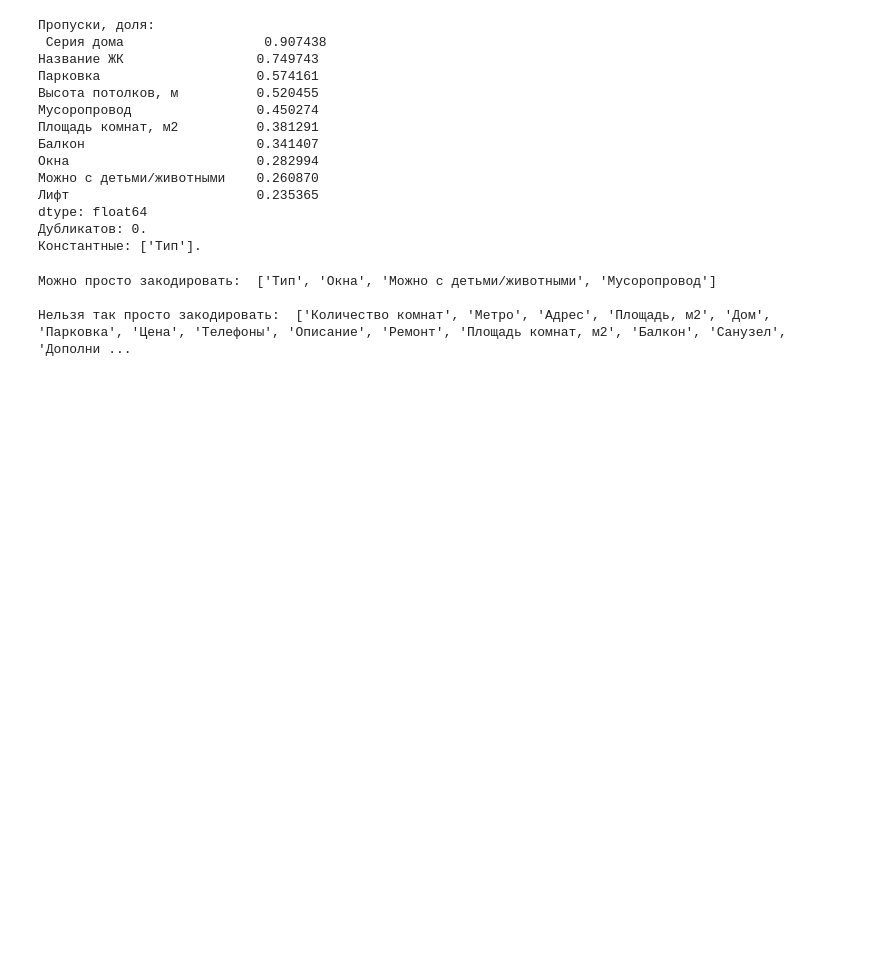
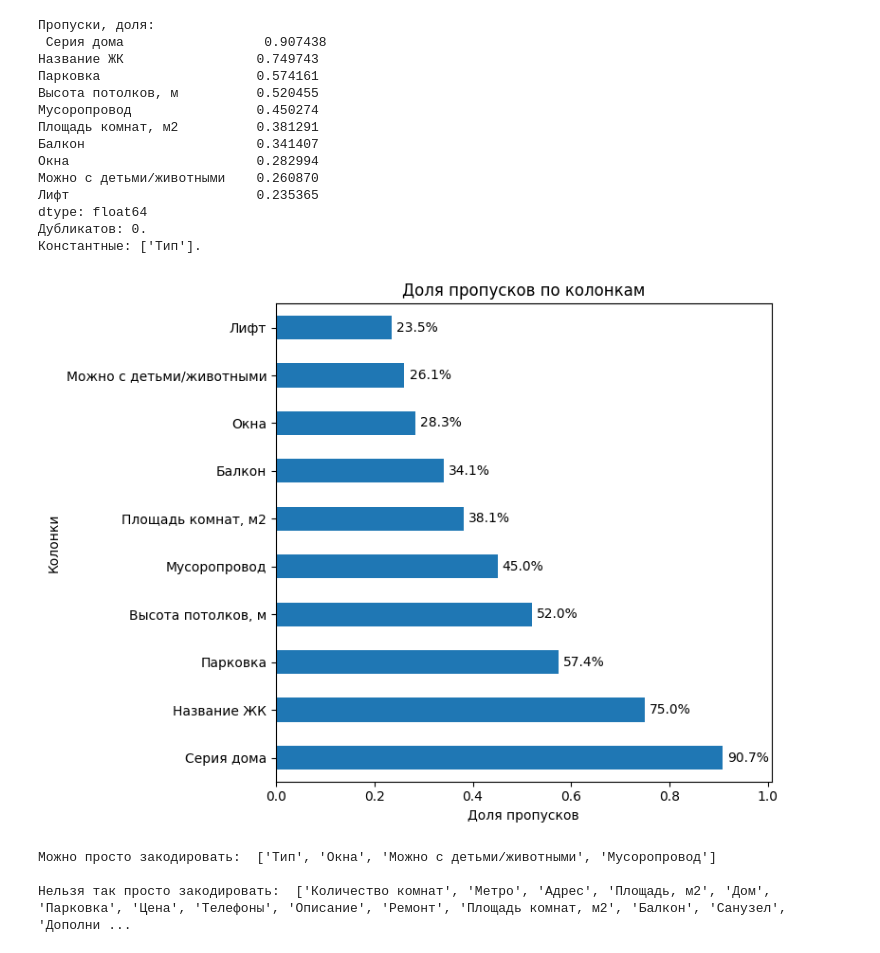
Before and after one commit to korceo/rea, a Jupyter notebook: notebooks/data.ipynb, the cells around one changed output. Saved outputs shown, nothing was run; the diff lists cells and outputs as text; code cells hidden in the pictures; blank space fills up the shorter version.

```diff
--- a/notebooks/data.ipynb
+++ b/notebooks/data.ipynb
@@ -48,6 +50,25 @@ print(f'Константные: {const_cols}.')
 dtype: float64
 Дубликатов: 0.
 Константные: ['Тип'].
+# %%
+ax = missing.head(10).plot(kind='barh', figsize=(8,6))
+
+plt.title('Доля пропусков по колонкам')
+plt.xlabel('Доля пропусков')
+plt.ylabel('Колонки')
+
+for p in ax.patches:
+    value = p.get_width()
+    ax.text(value + 0.01, p.get_y() + p.get_height()/2,
+            f'{value*100:.1f}%', va='center')
+
+# делаем место справа для текста
+ax.set_xlim(0, missing.head(10).max() + 0.1)
+
+plt.tight_layout()
+plt.show()
+# %% [output]
+[figure, added]
 # %%
 def find_cat(data):
     for_dummy = []
```
Also changed, not shown: parts of 12 cells of this notebook.
